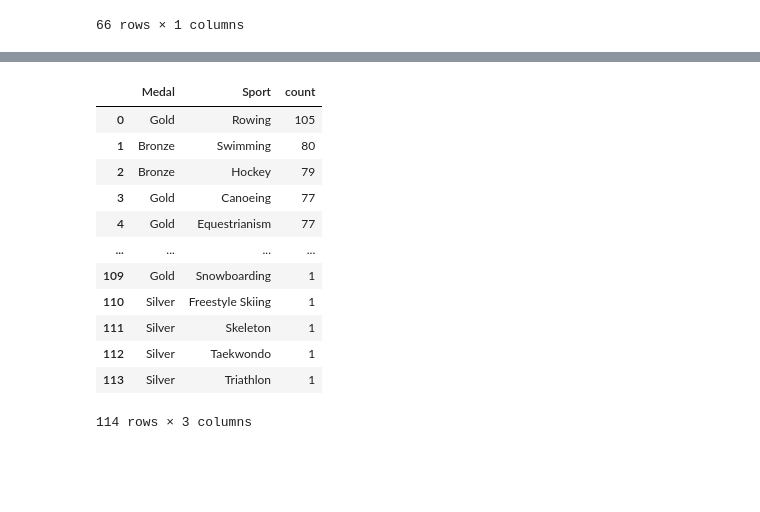
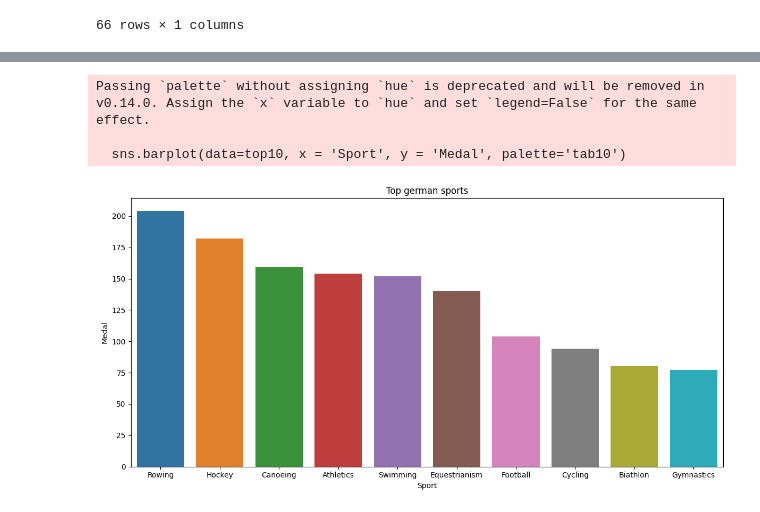
Before and after one commit to SebastianPetersson/Project_OS, a Jupyter notebook: Projekt_OS_Tyskland.ipynb, the cells around one changed output, grey strips where cells are left out. Drawn from its saved outputs; the diff is of its cells as text; code cells hidden in the pictures; blank space fills up the shorter version.

Commit message:
forts. uppgift 1, plotat top10 sports

```diff
--- a/Projekt_OS_Tyskland.ipynb
+++ b/Projekt_OS_Tyskland.ipynb
@@ -86,18 +100,14 @@ See the caveats in the documentation: https://pandas.pydata.org/pandas-docs/stab
 # %%
-best_sports = tyskland[['Medal', 'Sport']].value_counts().sort_values(ascending = False).reset_index()
-
-best_sports
+germany_medals = olympics[(olympics["Team"] == "Germany") & (olympics["Medal"].notna())]
+medals_per_sport = germany_medals.groupby("Sport")["Medal"].count().reset_index()
+top10 = medals_per_sport.sort_values(by='Medal', ascending= False).reset_index(drop=True).head(10)
-# %% [output]
-|  | Medal | Sport | count |
-| 0 | Gold | Rowing | 105 |
-| 1 | Bronze | Swimming | 80 |
-| 2 | Bronze | Hockey | 79 |
-| 3 | Gold | Canoeing | 77 |
-| 4 | Gold | Equestrianism | 77 |
-| ... | ... | ... | ... |
-| 109 | Gold | Snowboarding | 1 |
-| 110 | Silver | Freestyle Skiing | 1 |
-| 111 | Silver | Skeleton | 1 |
-| 112 | Silver | Taekwondo | 1 |
-| 113 | Silver | Triathlon | 1 |
-114 rows × 3 columns
+# %%
+plt.figure(figsize=(12,6))
+sns.barplot(data=top10, x = 'Sport', y = 'Medal', palette='tab10')
+plt.title('Top german sports')
+plt.tight_layout()
+# %% [output]
+Passing `palette` without assigning `hue` is deprecated and will be removed in v0.14.0. Assign the `x` variable to `hue` and set `legend=False` for the same effect.
+
+  sns.barplot(data=top10, x = 'Sport', y = 'Medal', palette='tab10')
+[figure, added]
```
Also changed, not shown: parts of 2 cells of this notebook.
